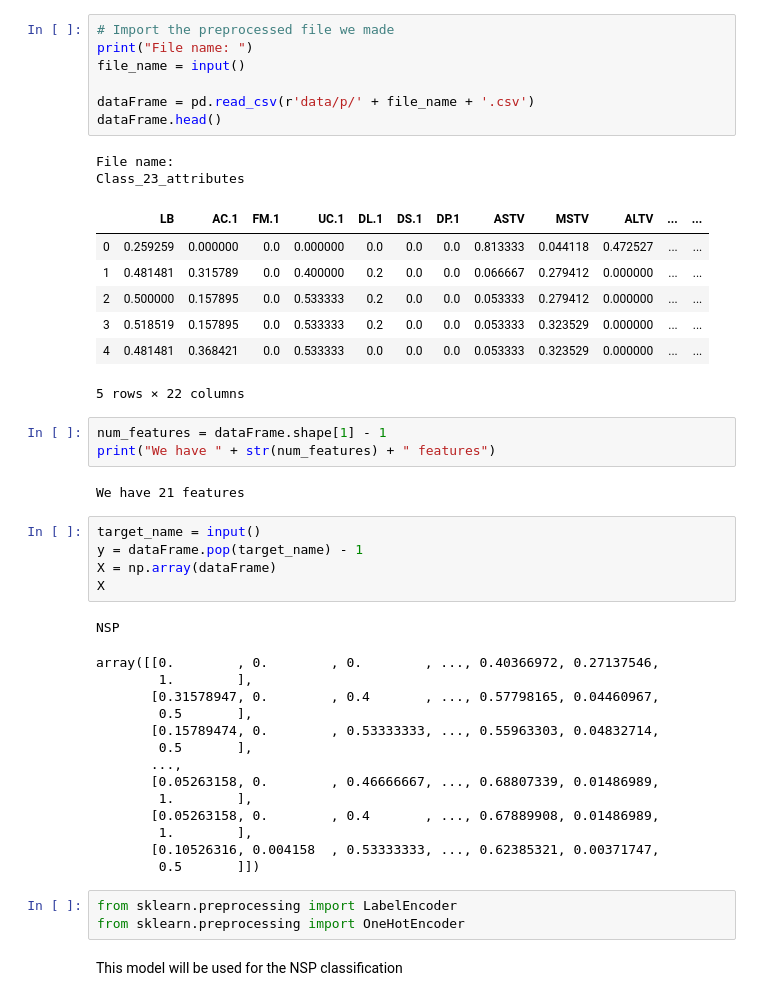
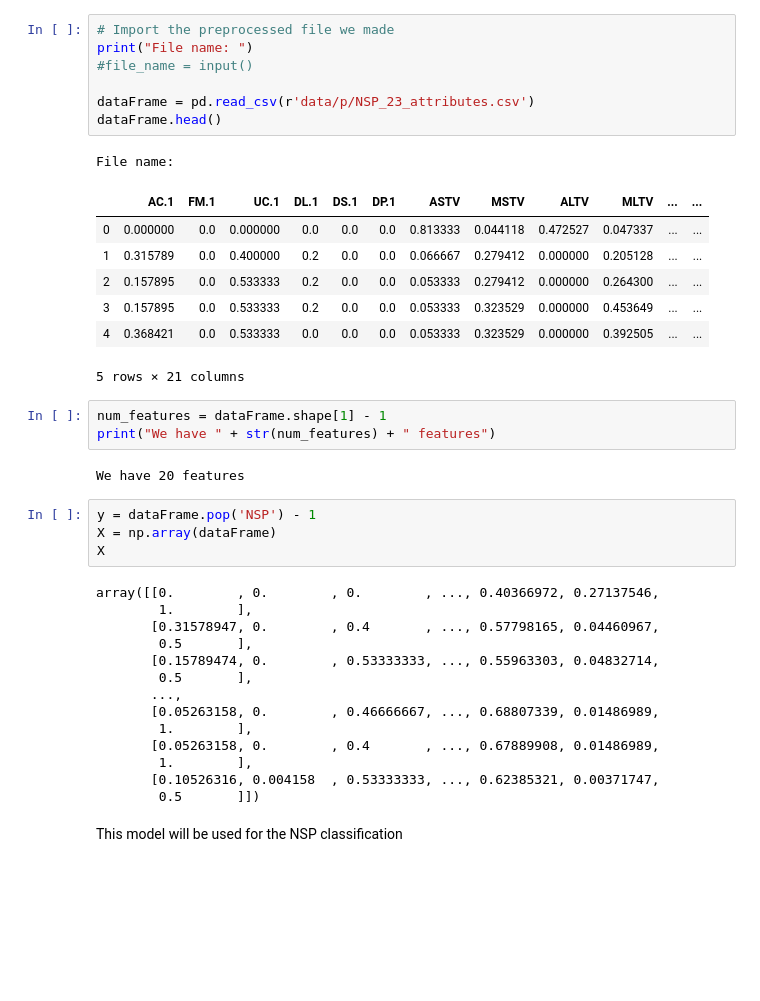
Before and after one commit to Abeldewit/CTGDeep, a Jupyter notebook: Model.ipynb, the cells around one changed output. Drawn from its saved outputs; the diff is of its cells as text; blank space fills up the shorter version.

```diff
--- a/Model.ipynb
+++ b/Model.ipynb
@@ -15,48 +13,42 @@ Using TensorFlow backend.
 # %%
 # Import the preprocessed file we made
 print("File name: ")
-file_name = input()
+#file_name = input()
 
-dataFrame = pd.read_csv(r'data/p/' + file_name + '.csv')
+dataFrame = pd.read_csv(r'data/p/NSP_23_attributes.csv')
 dataFrame.head()
 # %% [output]
 File name:
-Class_23_attributes
-|  | LB | AC.1 | FM.1 | UC.1 | DL.1 | DS.1 | DP.1 | ASTV | MSTV | ALTV | ... | ... |
-| 0 | 0.259259 | 0.000000 | 0.0 | 0.000000 | 0.0 | 0.0 | 0.0 | 0.813333 | 0.044118 | 0.472527 | ... | ... |
-| 1 | 0.481481 | 0.315789 | 0.0 | 0.400000 | 0.2 | 0.0 | 0.0 | 0.066667 | 0.279412 | 0.000000 | ... | ... |
-| 2 | 0.500000 | 0.157895 | 0.0 | 0.533333 | 0.2 | 0.0 | 0.0 | 0.053333 | 0.279412 | 0.000000 | ... | ... |
-| 3 | 0.518519 | 0.157895 | 0.0 | 0.533333 | 0.2 | 0.0 | 0.0 | 0.053333 | 0.323529 | 0.000000 | ... | ... |
-| 4 | 0.481481 | 0.368421 | 0.0 | 0.533333 | 0.0 | 0.0 | 0.0 | 0.053333 | 0.323529 | 0.000000 | ... | ... |
+|  | AC.1 | FM.1 | UC.1 | DL.1 | DS.1 | DP.1 | ASTV | MSTV | ALTV | MLTV | ... | ... |
+| 0 | 0.000000 | 0.0 | 0.000000 | 0.0 | 0.0 | 0.0 | 0.813333 | 0.044118 | 0.472527 | 0.047337 | ... | ... |
+| 1 | 0.315789 | 0.0 | 0.400000 | 0.2 | 0.0 | 0.0 | 0.066667 | 0.279412 | 0.000000 | 0.205128 | ... | ... |
+| 2 | 0.157895 | 0.0 | 0.533333 | 0.2 | 0.0 | 0.0 | 0.053333 | 0.279412 | 0.000000 | 0.264300 | ... | ... |
+| 3 | 0.157895 | 0.0 | 0.533333 | 0.2 | 0.0 | 0.0 | 0.053333 | 0.323529 | 0.000000 | 0.453649 | ... | ... |
+| 4 | 0.368421 | 0.0 | 0.533333 | 0.0 | 0.0 | 0.0 | 0.053333 | 0.323529 | 0.000000 | 0.392505 | ... | ... |
-5 rows × 22 columns
+5 rows × 21 columns
 # %%
 num_features = dataFrame.shape[1] - 1
 print("We have " + str(num_features) + " features")
 # %% [output]
-We have 21 features
+We have 20 features
 # %%
-target_name = input()
-y = dataFrame.pop(target_name) - 1
+y = dataFrame.pop('NSP') - 1
 X = np.array(dataFrame)
 X
 # %% [output]
-NSP
+array([[0.        , 0.        , 0.        , ..., 0.40366972, 0.27137546,
+        1.        ],
+       [0.31578947, 0.        , 0.4       , ..., 0.57798165, 0.04460967,
+        0.5       ],
+       [0.15789474, 0.        , 0.53333333, ..., 0.55963303, 0.04832714,
+        0.5       ],
+       ...,
+       [0.05263158, 0.        , 0.46666667, ..., 0.68807339, 0.01486989,
+        1.        ],
+       [0.05263158, 0.        , 0.4       , ..., 0.67889908, 0.01486989,
+        1.        ],
+       [0.10526316, 0.004158  , 0.53333333, ..., 0.62385321, 0.00371747,
+        0.5       ]])
-array([[0.        , 0.        , 0.        , ..., 0.40366972, 0.27137546,
-        1.        ],
-       [0.31578947, 0.        , 0.4       , ..., 0.57798165, 0.04460967,
-        0.5       ],
-       [0.15789474, 0.        , 0.53333333, ..., 0.55963303, 0.04832714,
-        0.5       ],
-       ...,
-       [0.05263158, 0.        , 0.46666667, ..., 0.68807339, 0.01486989,
-        1.        ],
-       [0.05263158, 0.        , 0.4       , ..., 0.67889908, 0.01486989,
-        1.        ],
-       [0.10526316, 0.004158  , 0.53333333, ..., 0.62385321, 0.00371747,
-        0.5       ]])
-# %%
-from sklearn.preprocessing import LabelEncoder
-from sklearn.preprocessing import OneHotEncoder
 # %% [markdown]
 This model will be used for the NSP classification
 # %%
```
Also changed, not shown: parts of 19 cells of this notebook, 53 other files.
